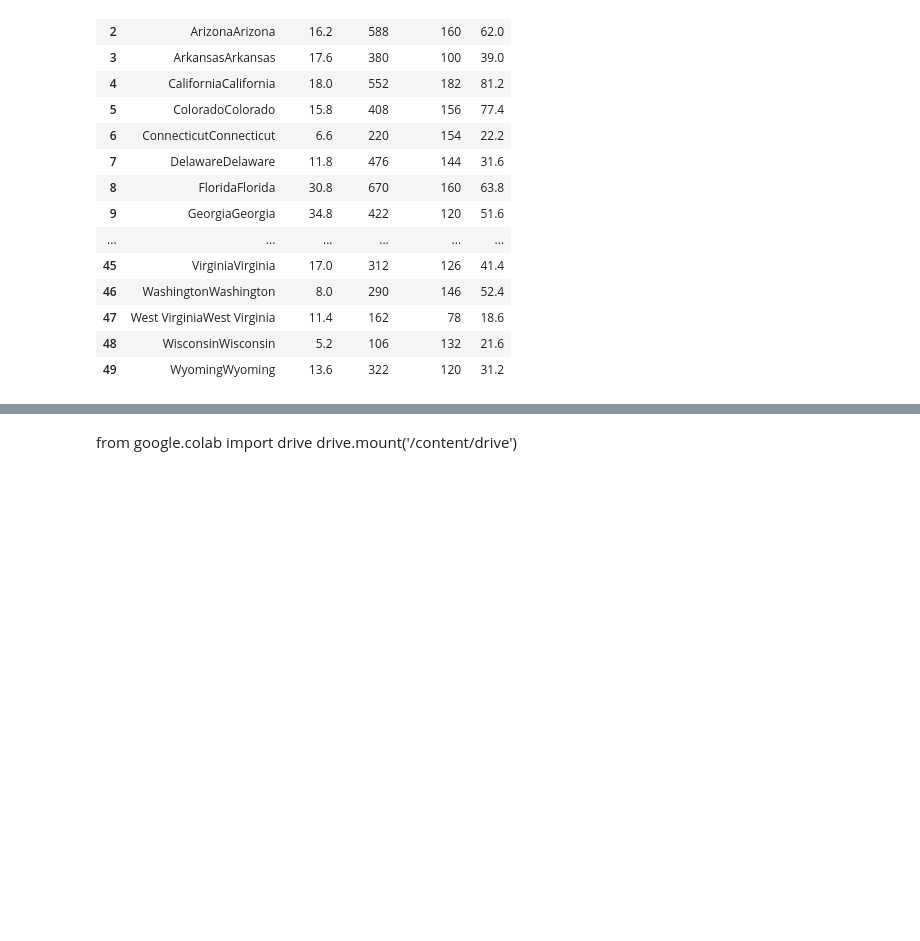
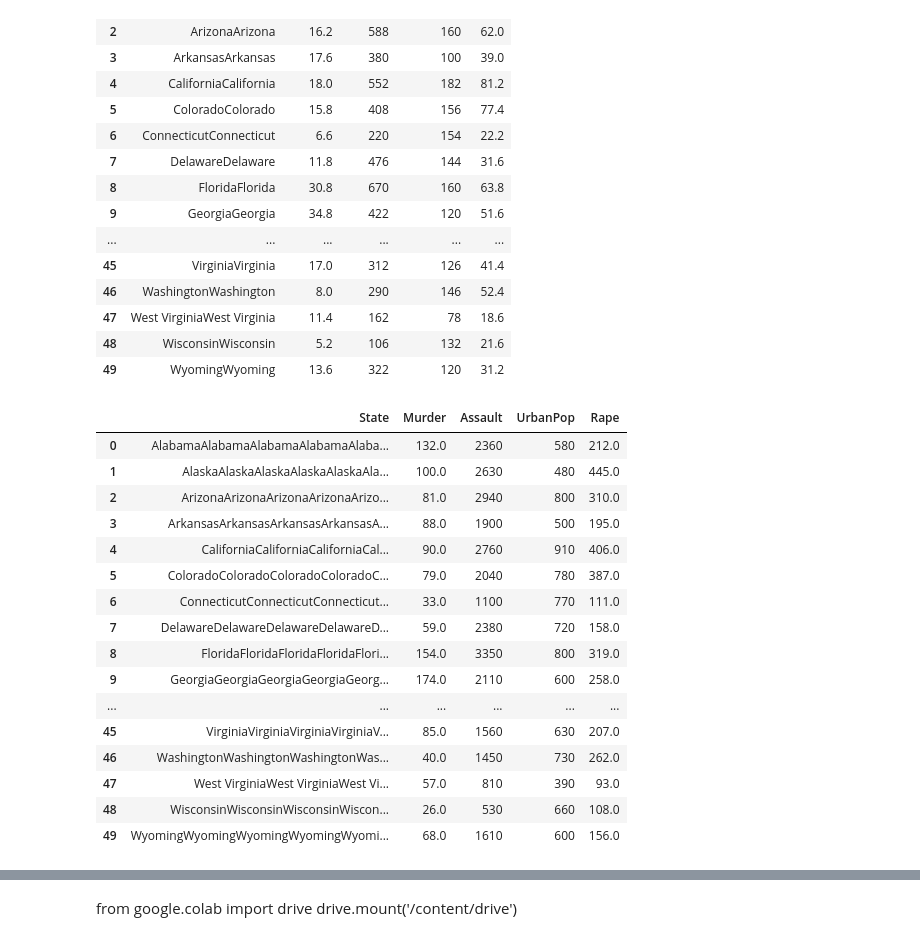
Before and after one commit to SejalPawar13/MSC_FDS_504, a Jupyter notebook: FDS_26_aug.ipynb, the cells around one changed output, grey strips where cells are left out. Drawn from its saved outputs; the diff is of its cells as text; code cells hidden in the pictures; blank space fills up the shorter version.

```diff
--- a/FDS_26_aug.ipynb
+++ b/FDS_26_aug.ipynb
@@ -173,0 +164,8 @@ state.head()
+# %%
+import pandas as pd
+state=pd.read_csv("US_violent_crime (1).csv")
+state.head()
+def some_func(x):
+  return x*2
+state.apply(some_func)
+state.apply(lambda n:n*2)
@@ -194,3 +210,23 @@ state.apply(lambda n: n*2)
 | 47 | West VirginiaWest Virginia | 11.4 | 162 | 78 | 18.6 |
 | 48 | WisconsinWisconsin | 5.2 | 106 | 132 | 21.6 |
 | 49 | WyomingWyoming | 13.6 | 322 | 120 | 31.2 |
+# %%
+state.transform(func = lambda x : x * 10)
+# %% [output]
+|  | State | Murder | Assault | UrbanPop | Rape |
+| 0 | AlabamaAlabamaAlabamaAlabamaAlaba... | 132.0 | 2360 | 580 | 212.0 |
+| 1 | AlaskaAlaskaAlaskaAlaskaAlaskaAla... | 100.0 | 2630 | 480 | 445.0 |
+| 2 | ArizonaArizonaArizonaArizonaArizo... | 81.0 | 2940 | 800 | 310.0 |
+| 3 | ArkansasArkansasArkansasArkansasA... | 88.0 | 1900 | 500 | 195.0 |
+| 4 | CaliforniaCaliforniaCaliforniaCal... | 90.0 | 2760 | 910 | 406.0 |
+| 5 | ColoradoColoradoColoradoColoradoC... | 79.0 | 2040 | 780 | 387.0 |
+| 6 | ConnecticutConnecticutConnecticut... | 33.0 | 1100 | 770 | 111.0 |
+| 7 | DelawareDelawareDelawareDelawareD... | 59.0 | 2380 | 720 | 158.0 |
+| 8 | FloridaFloridaFloridaFloridaFlori... | 154.0 | 3350 | 800 | 319.0 |
+| 9 | GeorgiaGeorgiaGeorgiaGeorgiaGeorg... | 174.0 | 2110 | 600 | 258.0 |
+| ... | ... | ... | ... | ... | ... |
+| 45 | VirginiaVirginiaVirginiaVirginiaV... | 85.0 | 1560 | 630 | 207.0 |
+| 46 | WashingtonWashingtonWashingtonWas... | 40.0 | 1450 | 730 | 262.0 |
+| 47 | West VirginiaWest VirginiaWest Vi... | 57.0 | 810 | 390 | 93.0 |
+| 48 | WisconsinWisconsinWisconsinWiscon... | 26.0 | 530 | 660 | 108.0 |
+| 49 | WyomingWyomingWyomingWyomingWyomi... | 68.0 | 1610 | 600 | 156.0 |
```
Also changed, not shown: parts of 12 cells of this notebook.
